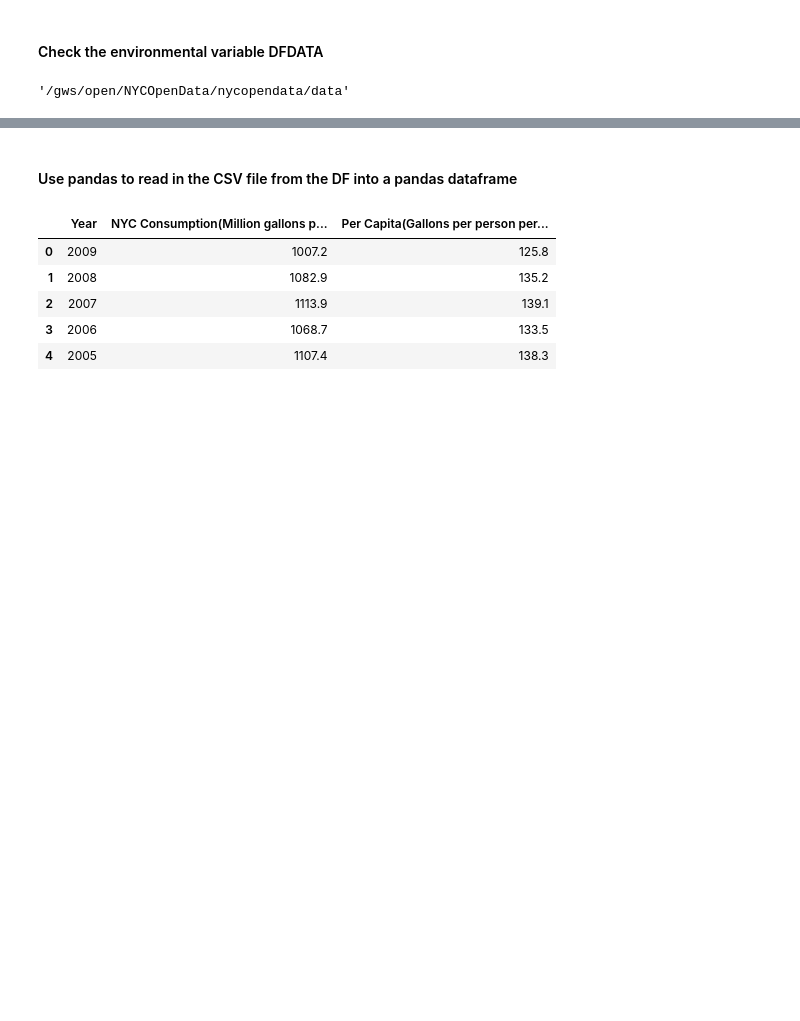
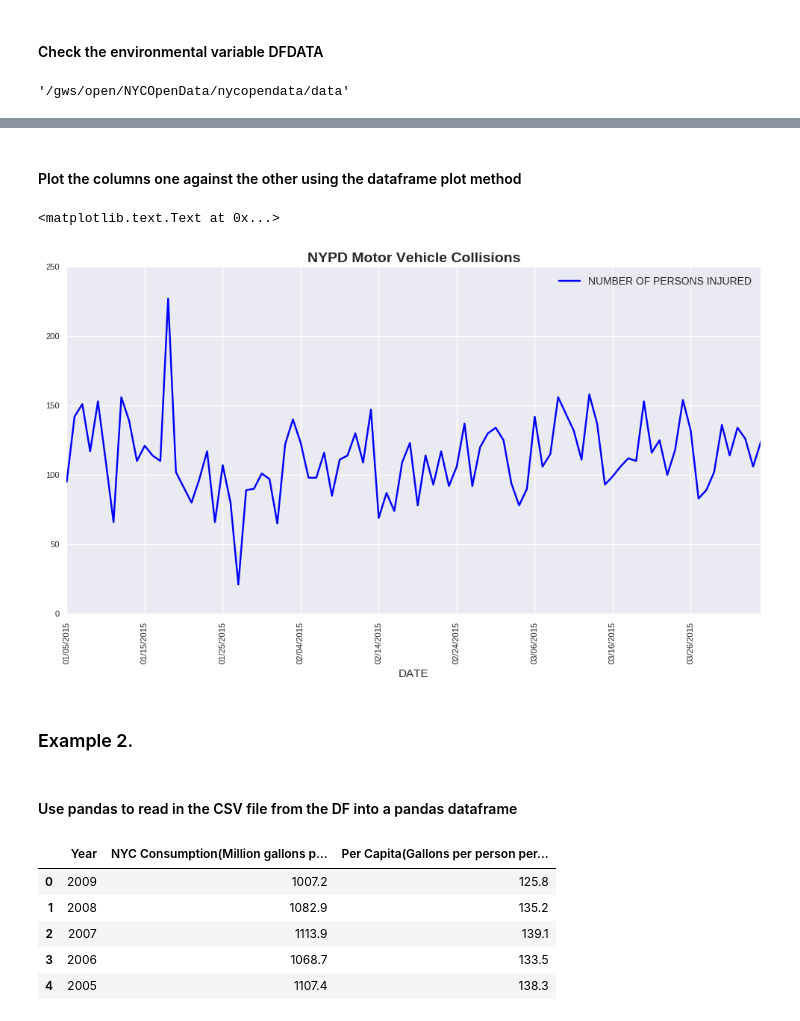
Before and after one commit to sebscho/PUI2017_lz1714, a Jupyter notebook: HW2_lz1714/HW2_Extra_lz1714.ipynb, the cells around one changed output, grey strips where cells are left out. Drawn from its saved outputs; the diff is of its cells as text; code cells hidden in the pictures; blank space fills up the shorter version.

```diff
--- a/HW2_lz1714/HW2_Extra_lz1714.ipynb
+++ b/HW2_lz1714/HW2_Extra_lz1714.ipynb
@@ -18,0 +23,3 @@ os.getenv("DFDATA")
+# %%
+DFDATA = os.getenv("DFDATA")
+df = pd.read_csv(DFDATA + '/h9gi-nx95/1428430582/h9gi-nx95', nrows=50000)
@@ -18,0 +40,16 @@ os.getenv("DFDATA")
+# %%
+# convert to dtype='datetime64[ns]'
+pd.to_datetime(df['DATE'])
+# Remove all but 2 numerical values columns
+df.drop(['TIME', 'BOROUGH', 'ZIP CODE', 'LATITUDE', 'LONGITUDE',
+       'LOCATION', 'ON STREET NAME', 'CROSS STREET NAME', 'OFF STREET NAME',
+       'NUMBER OF PERSONS KILLED',
+       'NUMBER OF PEDESTRIANS INJURED', 'NUMBER OF PEDESTRIANS KILLED',
+       'NUMBER OF CYCLIST INJURED', 'NUMBER OF CYCLIST KILLED',
+       'NUMBER OF MOTORIST INJURED', 'NUMBER OF MOTORIST KILLED',
+       'CONTRIBUTING FACTOR VEHICLE 1', 'CONTRIBUTING FACTOR VEHICLE 2',
+       'CONTRIBUTING FACTOR VEHICLE 3', 'CONTRIBUTING FACTOR VEHICLE 4',
+       'CONTRIBUTING FACTOR VEHICLE 5', 'UNIQUE KEY', 'VEHICLE TYPE CODE 1',
+       'VEHICLE TYPE CODE 2', 'VEHICLE TYPE CODE 3', 'VEHICLE TYPE CODE 4',
+       'VEHICLE TYPE CODE 5'], axis=1, inplace=True)
+df.head(10)
@@ -18,0 +70,5 @@ os.getenv("DFDATA")
+# %%
+df = df.sort_values(by='DATE')
+# count the sum of collisions happened in the same day
+dfsum = df.groupby(['DATE'], sort=True).sum()
+dfsum.head()
@@ -19,3 +83,13 @@ os.getenv("DFDATA")
+# %% [markdown]
+#### Plot the columns one against the other using the dataframe plot method
+# %%
+dfsum.plot(kind="line", grid=True, figsize=(12, 6), fontsize = 8, color="b", rot=90)
+plt.title("NYPD Motor Vehicle Collisions", fontweight='bold', fontsize = 14)
+# %% [output]
+<matplotlib.text.Text at 0x...>
+[figure, added]
+# %% [markdown]
+### Example 2.
 # %% [markdown]
 #### Use pandas to read in the CSV file from the DF into a pandas dataframe
 # %%
```
Also changed, not shown: parts of 8 cells of this notebook.
